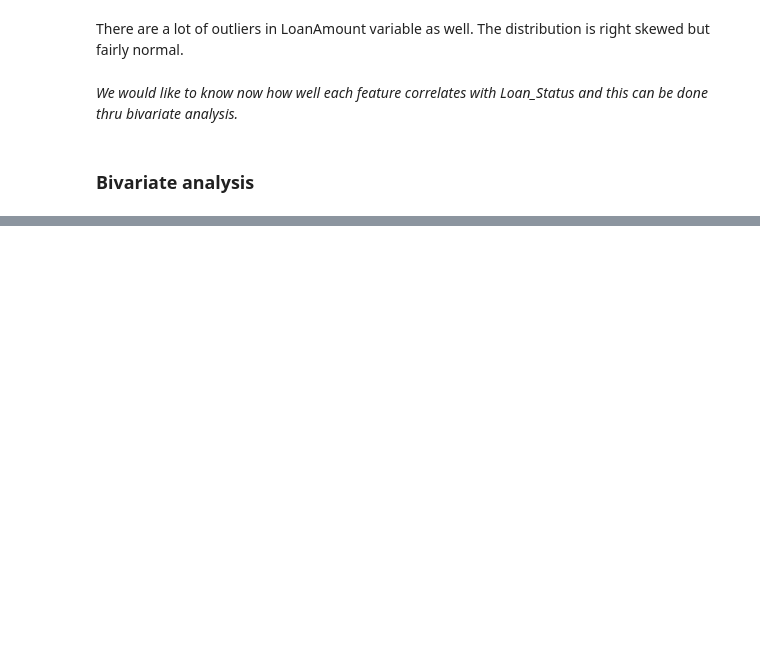
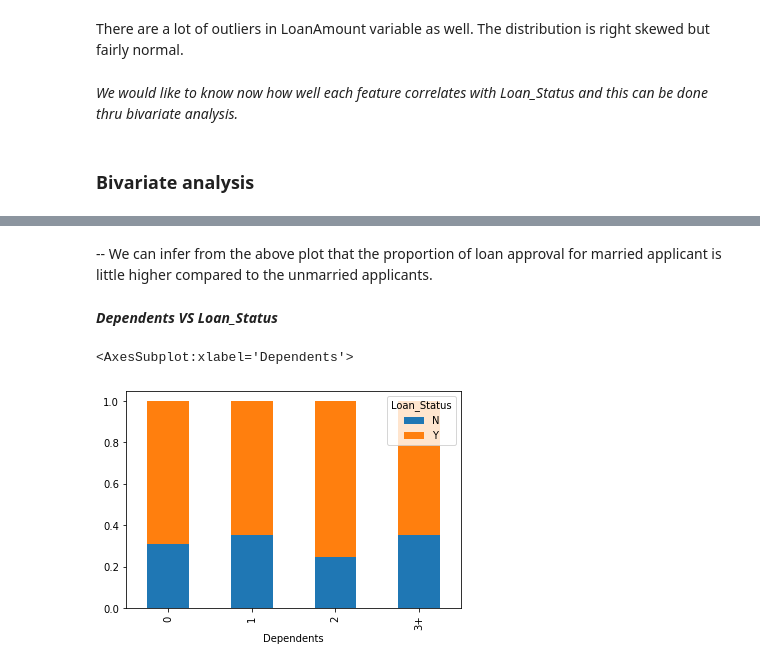
Before and after one commit to unpatel1/Challenge_AProjectAWeek, a Jupyter notebook: Week_08/Week_08_00_Loan_Prediction_ML_Project.ipynb, the cells around one changed output, grey strips where cells are left out. Cells and saved outputs as stored; diff of their text form; code cells hidden in the pictures; blank space fills up the shorter version.

```diff
--- a/Week_08/Week_08_00_Loan_Prediction_ML_Project.ipynb
+++ b/Week_08/Week_08_00_Loan_Prediction_ML_Project.ipynb
@@ -350,0 +420,10 @@ There are a lot of outliers in LoanAmount variable as well. The distribution is
+# %% [markdown]
+-- We can infer from the above plot that the proportion of loan approval for married applicant is little higher compared to the unmarried applicants.
+# %% [markdown]
+***Dependents VS Loan_Status***
+# %%
+Dependents = pd.crosstab(train['Dependents'], train['Loan_Status'])
+Dependents.div(Dependents.sum(1).astype(float), axis = 0).plot(kind = 'bar', stacked = True, figsize = (6,4))
+# %% [output]
+<AxesSubplot:xlabel='Dependents'>
+[figure, added]
```
Also changed, not shown: parts of 63 cells of this notebook.
